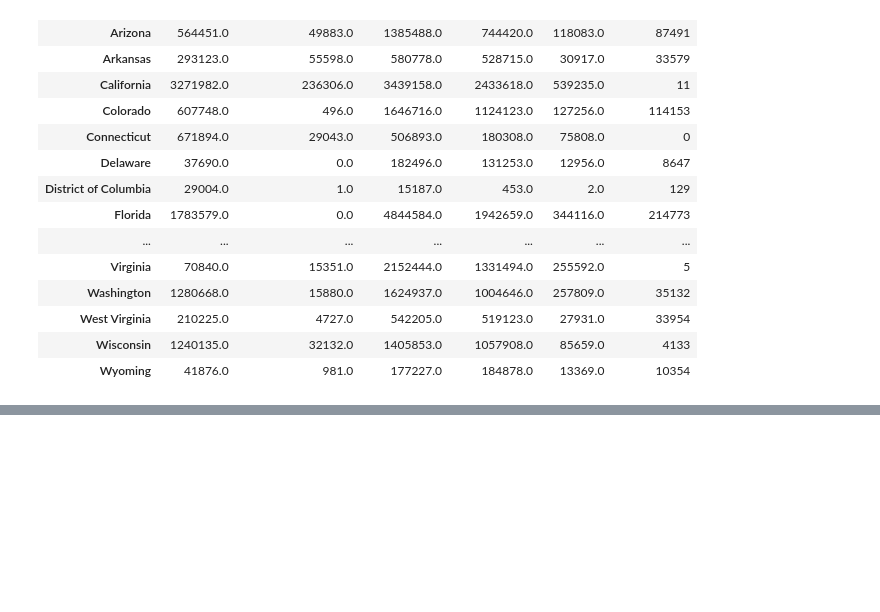
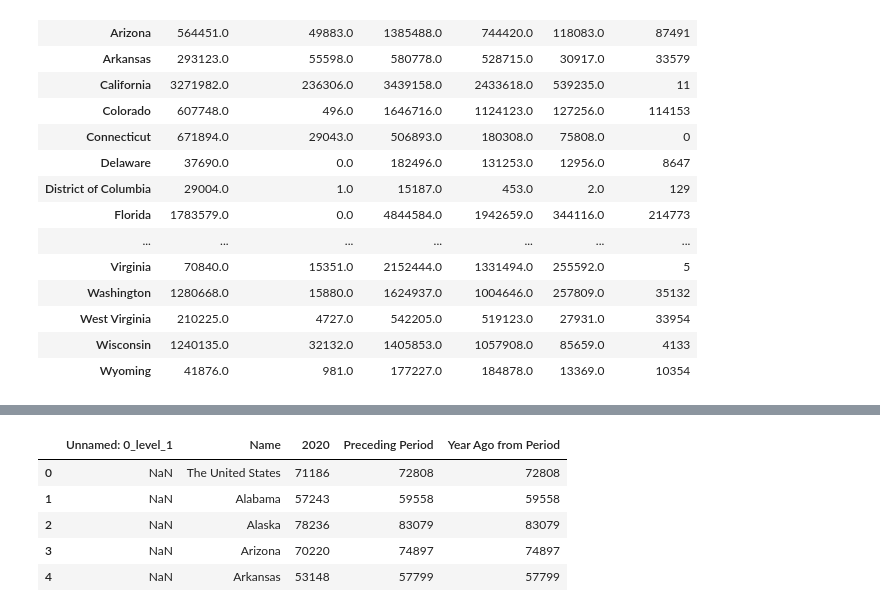
Before and after one commit to KWASSI09/Gun_Background_Check, a Jupyter notebook: Background_Clean.ipynb, the cells around one changed output, grey strips where cells are left out. Saved outputs shown, nothing was run; the diff lists cells and outputs as text; code cells hidden in the pictures; blank space fills up the shorter version.

```diff
--- a/Background_Clean.ipynb
+++ b/Background_Clean.ipynb
@@ -174,0 +233,14 @@ Check_Summary_df
+# %%
+url_2 ="https://fred.stlouisfed.org/release/tables?rid=249&eid=259515&od=2020-01-01"
+browser.visit(url_2)
+data2_df = pd.read_html(url_2)
+df_2=data2_df[0]
+df_2.columns = ["Unnamed: 0_level_1","Name","2020","Preceding Period","Year Ago from Period"]
+df_2.head()
+# %% [output]
+|  | Unnamed: 0_level_1 | Name | 2020 | Preceding Period | Year Ago from Period |
+| 0 | NaN | The United States | 71186 | 72808 | 72808 |
+| 1 | NaN | Alabama | 57243 | 59558 | 59558 |
+| 2 | NaN | Alaska | 78236 | 83079 | 83079 |
+| 3 | NaN | Arizona | 70220 | 74897 | 74897 |
+| 4 | NaN | Arkansas | 53148 | 57799 | 57799 |
```
Also changed, not shown: parts of 10 cells of this notebook.
